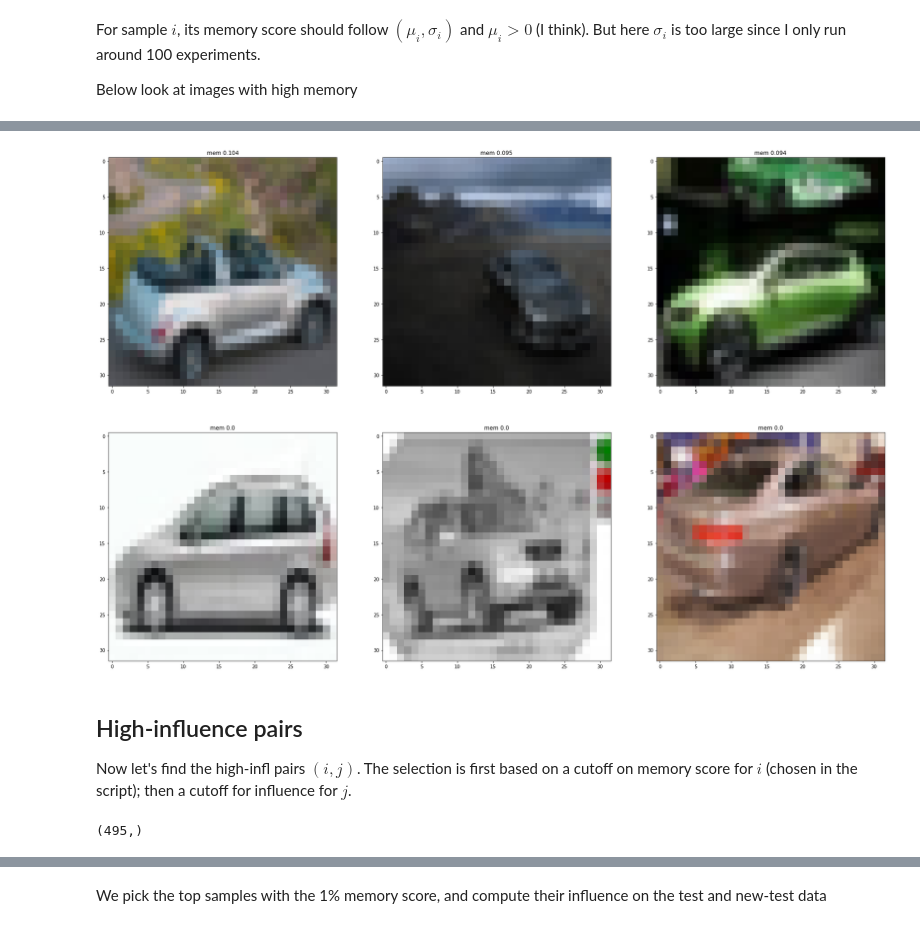
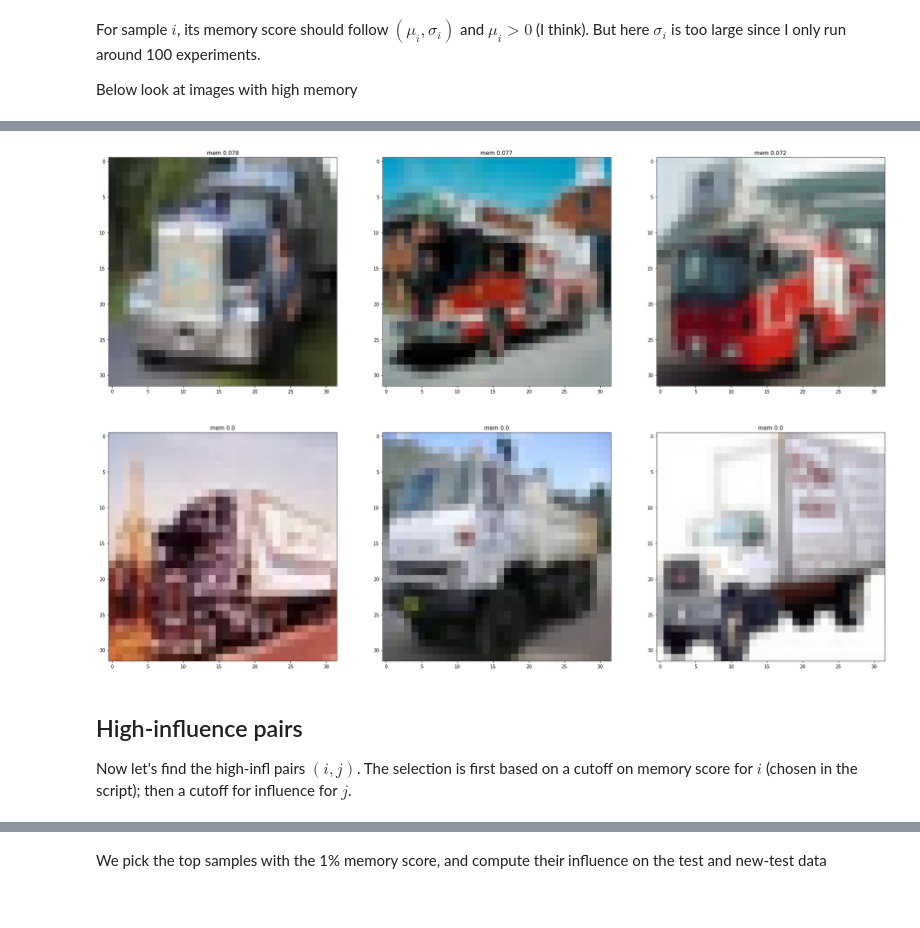
Before and after one commit to zihao12/pytorch-cifar, a Jupyter notebook: analysis/mem_infl.ipynb, the cells around one changed output, grey strips where cells are left out. Drawn from its saved outputs; the diff is of its cells as text; code cells hidden in the pictures.

```diff
--- a/analysis/mem_infl.ipynb
+++ b/analysis/mem_infl.ipynb
@@ -160,20 +168,20 @@ for i, ix_ in enumerate(idx_):
 # %%
-label = 1
+label = 9
 idx = np.where((np.array(all_trainset.targets)==label))[0]
 train_subset = torch.utils.data.Subset(all_trainset, torch.tensor(idx))
 mem_ = out["mem_score"][idx]
 
 plt.figure(figsize=(width, height))
 idx_ = np.argsort(-mem_)[:3]
 for i, ix_ in enumerate(idx_):
     plt.subplot(rows, columns, i + 1)
     plt.imshow(train_subset[ix_][0])
     plt.title(f"mem {mem_[ix_].round(3)}")
 
 idx_ = np.argsort(np.abs(mem_))[:3]
 for i, ix_ in enumerate(idx_):
     plt.subplot(rows, columns, i + 4)
     plt.imshow(train_subset[ix_][0])
     plt.title(f"mem {mem_[ix_].round(3)}")
 # %% [output]
-[figure, old version]
+[figure, new version]
@@ -181,10 +197,6 @@ for i, ix_ in enumerate(idx_):
 ## High-influence pairs
 
 Now let's find the high-infl pairs $(i, j)$. The selection is first based on a cutoff on memory score for $i$ (chosen in the script); then a cutoff for influence for $j$.
-# %%
-out['mem_score'][out['idx']].shape
-# %% [output]
-(495,)
 # %%
 plt.hist(out['infl_score_test'].flatten())
 plt.show()
```
Also changed, not shown: parts of 20 cells of this notebook.
